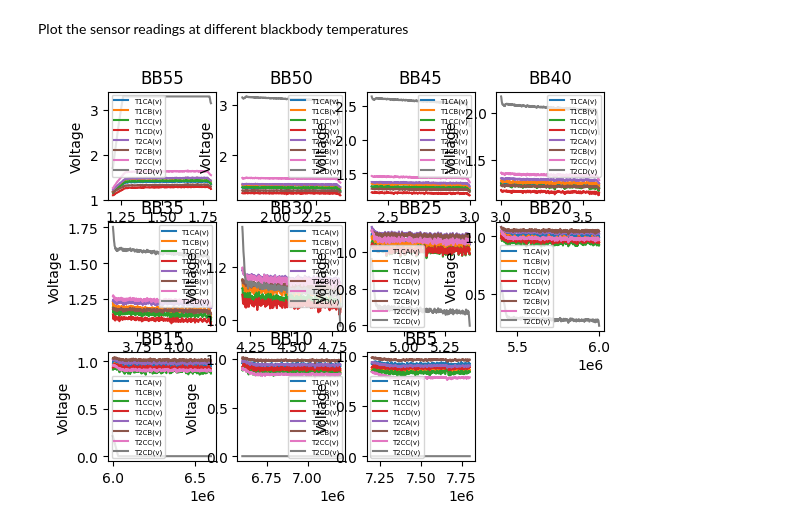
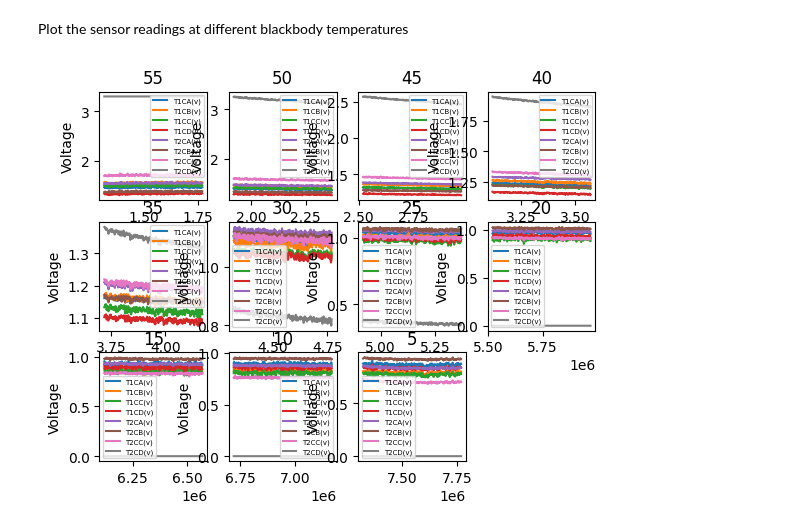
Before and after one commit to RIT-Landsat-Field-Radiometers/Chamber-Testing, a Jupyter notebook: radiometer_jupyter.ipynb, the cells around one changed output. Cells and saved outputs as stored; diff of their text form; code cells hidden in the pictures.

Commit message:
Plot data, perform linear fit, and calculate noise

```diff
--- a/radiometer_jupyter.ipynb
+++ b/radiometer_jupyter.ipynb
@@ -5,9 +5,10 @@ import matplotlib.pyplot as plt
 import numpy as np
 import pandas as pd
 from IPython.display import display
+from scipy.optimize import curve_fit
 
 if __name__ == '__main__':
-     file = 'radiometer1_25_5-55_061523_sensor.csv'
+     file = 'radiometer1_30_5-55_061623_sensor.csv'
      data = pd.read_csv(file)
      channel_col = []
      internal_col = []
@@ -34,5 +35,5 @@ time_interval = 10 #minute length of each trial
 lower_bound = 1200000 #time after s
 time_interval_ms = 60000 * time_interval #convert minutes to milliseconds
 for i in range(0, temp_ranges.size):
-    temp_dict["BB" + str(temp_ranges[i])] = data[(data["Time(ms)"] > lower_bound) & (data["Time(ms)"] < (lower_bound + time_interval_ms))]
+    temp_dict[str(temp_ranges[i])] = data[(data["Time(ms)"] > (lower_bound+120000)) & (data["Time(ms)"] < (lower_bound + time_interval_ms-30000))]
     lower_bound += time_interval_ms
@@ -59,22 +41,22 @@ for i in range(0, temp_ranges.size):
 Plot the sensor readings at different blackbody temperatures
 # %%
 temp_max_min = pd.DataFrame()
-plt.figure(1).tight_layout()
+temp_plots = plt.figure().tight_layout()
 i = 1
 for key in temp_dict:
     plt.subplot(3, 4, i)
     plt.plot(temp_dict[key].loc[:,"Time(ms)"], temp_dict[key].loc[:,channel_col])
     plt.title(key)
     plt.ylabel("Voltage")
     plt.legend(channel_col, fontsize = 5)
     i += 1
     max_temp = temp_dict[key].max()
     max_temp_df = pd.DataFrame({'Max at ' + str(key): max_temp}).T
 
     min_temp = temp_dict[key].min()
     min_temp_df = pd.DataFrame({'Min at ' + str(key): min_temp}).T
     temp_max_min= pd.concat([temp_max_min, max_temp_df, min_temp_df]) #transpose
 
 plt.show()
 # %% [output]
-[figure, old version]
+[figure, new version]
```
Also changed, not shown: parts of 10 cells of this notebook.
